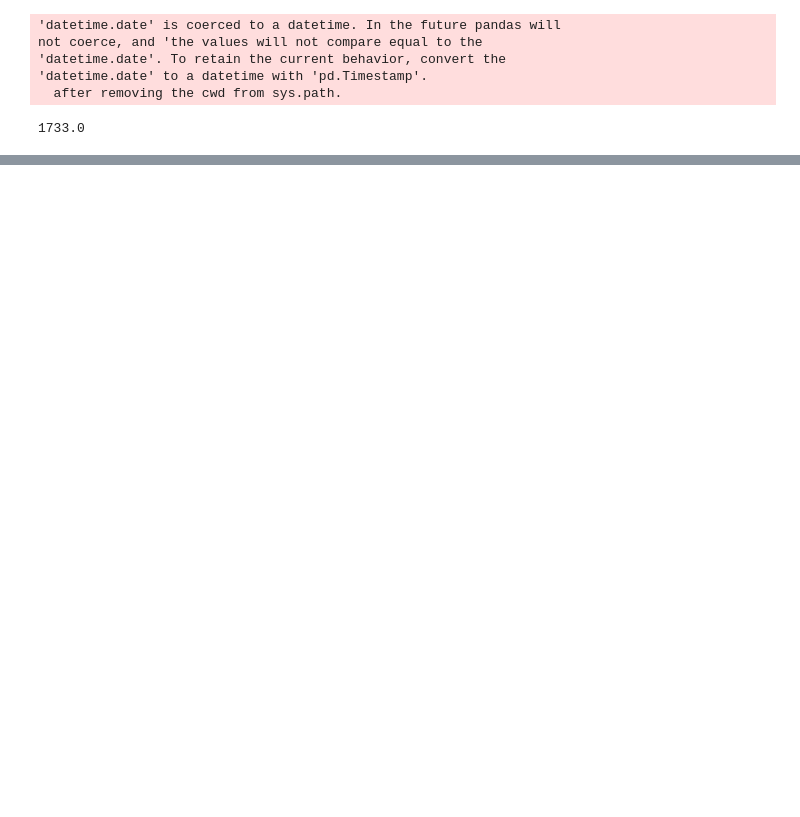
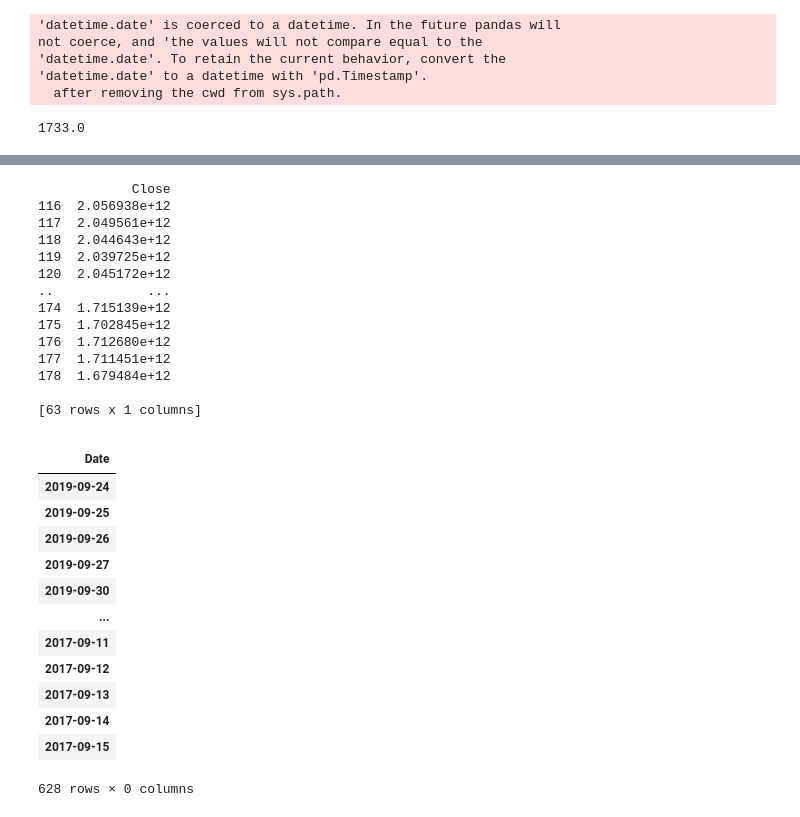
Before and after one commit to wmow/bloombergMDM, a Jupyter notebook: getIndexDivisor.ipynb, the cells around one changed output, grey strips where cells are left out. Drawn from its saved outputs; the diff is of its cells as text; code cells hidden in the pictures; blank space fills up the shorter version.

```diff
--- a/getIndexDivisor.ipynb
+++ b/getIndexDivisor.ipynb
@@ -124,0 +211,36 @@ not coerce, and 'the values will not compare equal to the
+# %%
+closePriceDF = pd.DataFrame()
+stockWeights
+for idx, quarter in enumerate(indexDivisors.index.values):
+    #quarterlyStockPrices = pd.DataFrame(index = FTSE[(FTSE['Date'] < quarterCutOffDates[idx]) & (FTSE['Date'] > quarterCutOffDates[idx+1])]['Date'].values)
+    quarterlyStockPrices = [0]
+    for stock in FTSEStocksEachQuarter[quarter].values:
+        if stock == 'AV.':
+            stock = 'AV.L'
+            stockPrice = pd.read_csv(f'stockCSVs/{stock}17-20.csv')
+        elif stock[-1] == '.':
+            stockPrice = pd.read_csv(f'stockCSVs/{stock}L17-20.csv')
+        else:
+            stockPrice = pd.read_csv(f'stockCSVs/{stock}.L17-20.csv')
+        stockPrice['Date'] = pd.to_datetime(stockPrice['Date'])
+        #print(stock)
+        #print(stockPrice[(stockPrice['Date'] < quarterCutOffDates[idx]) & (stockPrice['Date'] > quarterCutOffDates[idx+1])]['Close'])
+        stockAdjMarkCaps = freeFloats[stock][idx]*sharesOutstanding[stock][idx]*stockPrice[(stockPrice['Date'] < quarterCutOffDates[idx]) & (stockPrice['Date'] > quarterCutOffDates[idx+1])]['Close']
+        #stockAdjMarkCaps = stockAdjMarkCaps.set_index('Date')
+        #print('mc', stockAdjMarkCaps)
+        #print('qsp',quarterlyStockPrices)
+        stockAdjMarkCaps = stockAdjMarkCaps.reset_index(drop=True)
+        if quarterlyStockPrices[0] == 0:
+            quarterlyStockPrices = stockAdjMarkCaps
+        else:
+            #print('adding')
+            quarterlyStockPrices = quarterlyStockPrices.add(stockAdjMarkCaps)
+        print('qsp',quarterlyStockPrices)
+
+    quarterlyStockPrices = quarterlyStockPrices.div(indexDivisors['Divisors'][idx])
+    print('qsp div',quarterlyStockPrices)
+    closePriceDF = pd.concat([closePriceDF, quarterlyStockPrices])
+    print('cp',closePriceDF)
+#closePrice
+simulatedFTSE['Close'] = closePriceDF
+simulatedFTSE
@@ -124,0 +270,35 @@ not coerce, and 'the values will not compare equal to the
+# %%
+print(stockAdjMarkCaps)
+
+quarterlyStockPrices =+ stockAdjMarkCaps['Close']
+quarterlyStockPrices
+closePriceDF
+# %% [output]
+            Close
+116  2.056938e+12
+117  2.049561e+12
+118  2.044643e+12
+119  2.039725e+12
+120  2.045172e+12
+..            ...
+174  1.715139e+12
+175  1.702845e+12
+176  1.712680e+12
+177  1.711451e+12
+178  1.679484e+12
+
+[63 rows x 1 columns]
+|  |
+| Date |
+| 2019-09-24 |
+| 2019-09-25 |
+| 2019-09-26 |
+| 2019-09-27 |
+| 2019-09-30 |
+| ... |
+| 2017-09-11 |
+| 2017-09-12 |
+| 2017-09-13 |
+| 2017-09-14 |
+| 2017-09-15 |
+628 rows × 0 columns
```
Also changed, not shown: parts of 24 cells of this notebook, 5 other files.
